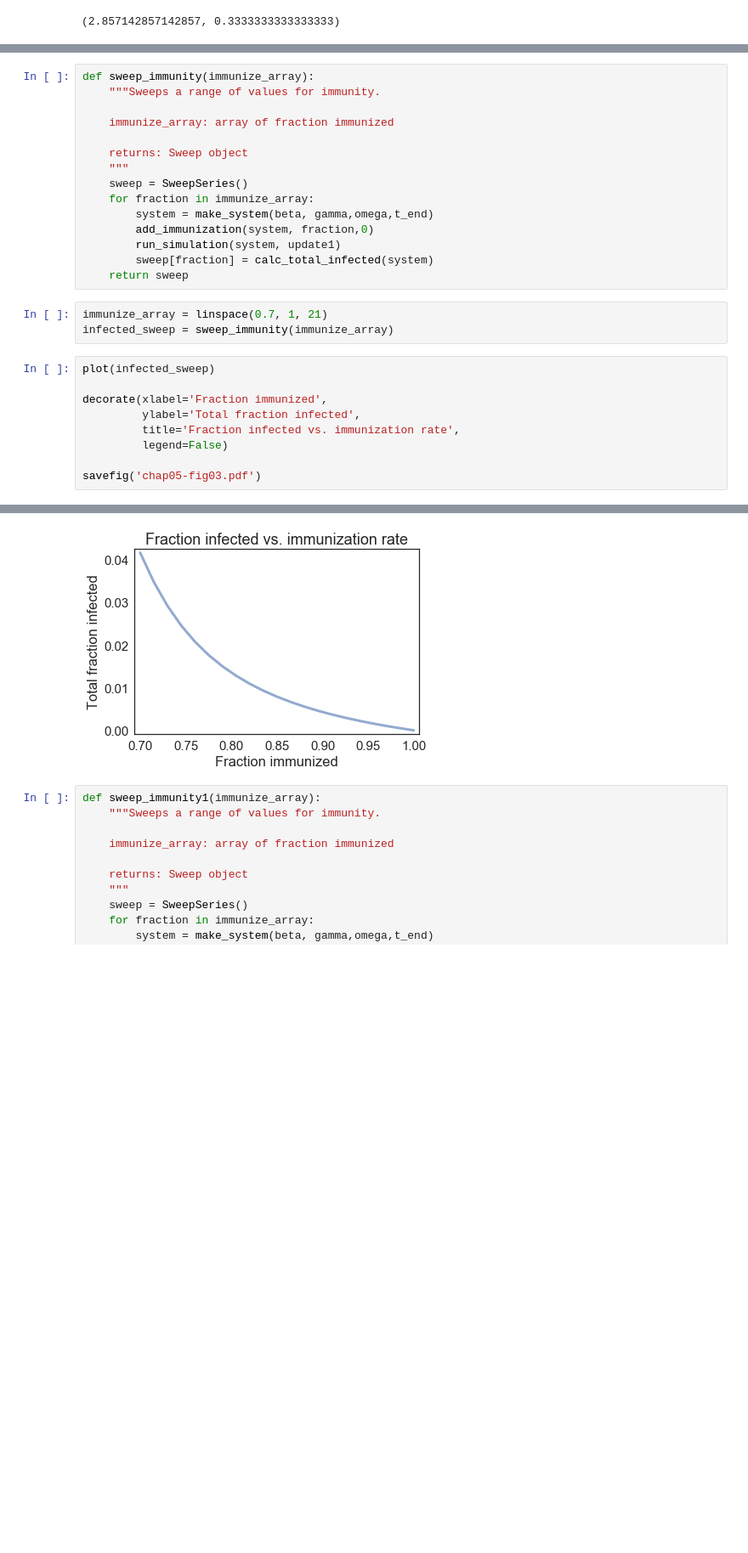
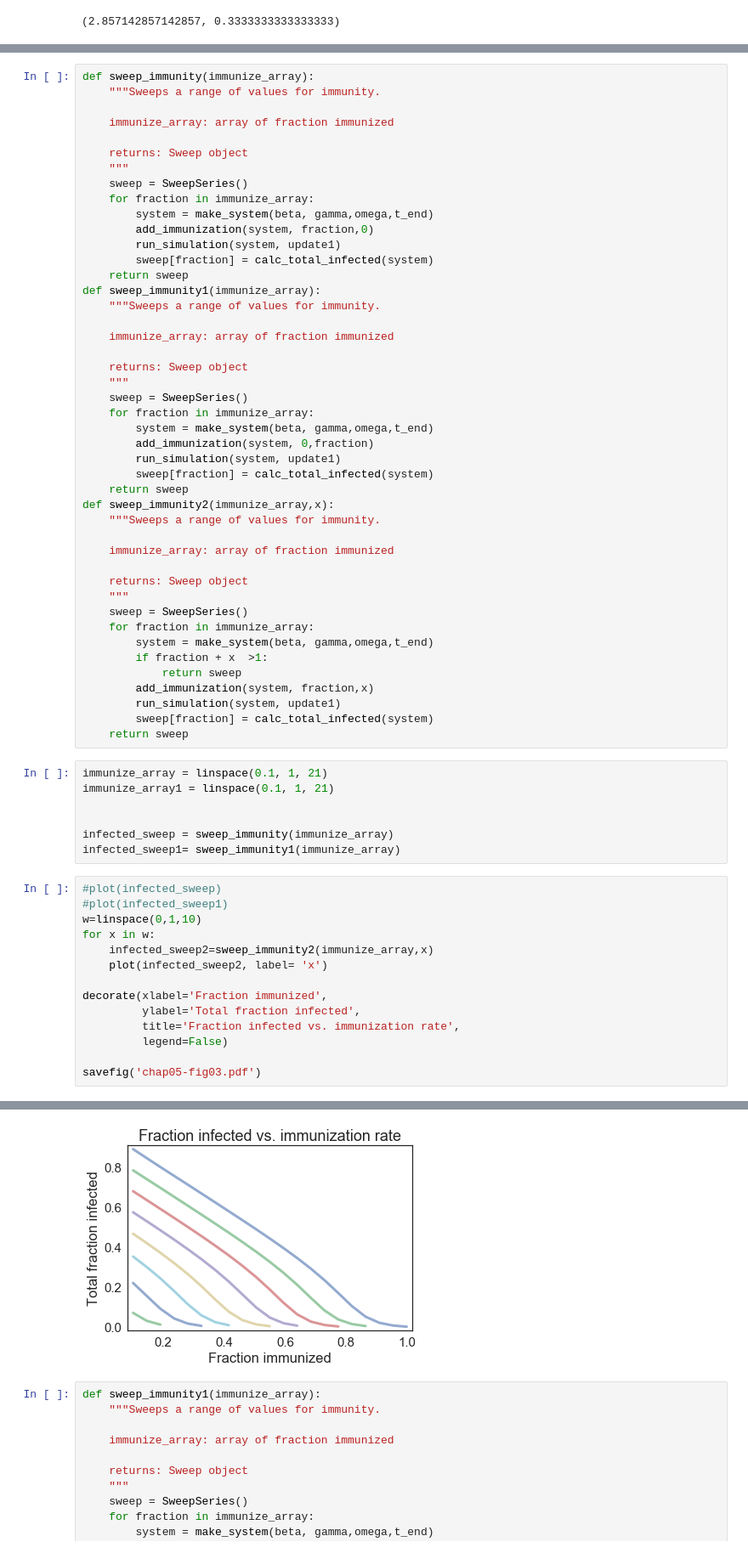
Before and after one commit to ssreekanth2000/ModSimPy, a Jupyter notebook: code/Project.ipynb, the cells around one changed output, grey strips where cells are left out. Shown at 85% size. Drawn from its saved outputs; the diff is of its cells as text; blank space fills up the shorter version.

```diff
--- a/code/Project.ipynb
+++ b/code/Project.ipynb
@@ -351,21 +335,60 @@ def sweep_immunity(immunize_array):
         run_simulation(system, update1)
         sweep[fraction] = calc_total_infected(system)
     return sweep
+def sweep_immunity1(immunize_array):
+    """Sweeps a range of values for immunity.
+
+    immunize_array: array of fraction immunized
+
+    returns: Sweep object
+    """
+    sweep = SweepSeries()
+    for fraction in immunize_array:
+        system = make_system(beta, gamma,omega,t_end)
+        add_immunization(system, 0,fraction)
+        run_simulation(system, update1)
+        sweep[fraction] = calc_total_infected(system)
+    return sweep
+def sweep_immunity2(immunize_array,x):
+    """Sweeps a range of values for immunity.
+
+    immunize_array: array of fraction immunized
+
+    returns: Sweep object
+    """
+    sweep = SweepSeries()
+    for fraction in immunize_array:
+        system = make_system(beta, gamma,omega,t_end)
+        if fraction + x  >1:
+            return sweep
+        add_immunization(system, fraction,x)
+        run_simulation(system, update1)
+        sweep[fraction] = calc_total_infected(system)
+    return sweep
 # %%
-immunize_array = linspace(0.7, 1, 21)
+immunize_array = linspace(0.1, 1, 21)
+immunize_array1 = linspace(0.1, 1, 21)
+
+
 infected_sweep = sweep_immunity(immunize_array)
+infected_sweep1= sweep_immunity1(immunize_array)
 # %%
-plot(infected_sweep)
+#plot(infected_sweep)
+#plot(infected_sweep1)
+w=linspace(0,1,10)
+for x in w:
+    infected_sweep2=sweep_immunity2(immunize_array,x)
+    plot(infected_sweep2, label= 'x')
 
 decorate(xlabel='Fraction immunized',
          ylabel='Total fraction infected',
          title='Fraction infected vs. immunization rate',
          legend=False)
 
 savefig('chap05-fig03.pdf')
 # %% [output]
 Saving figure to file chap05-fig03.pdf
-[figure, old version]
+[figure, new version]
 # %%
 def sweep_immunity1(immunize_array):
     """Sweeps a range of values for immunity.
```
Also changed, not shown: parts of 9 cells of this notebook, 3 other files.
